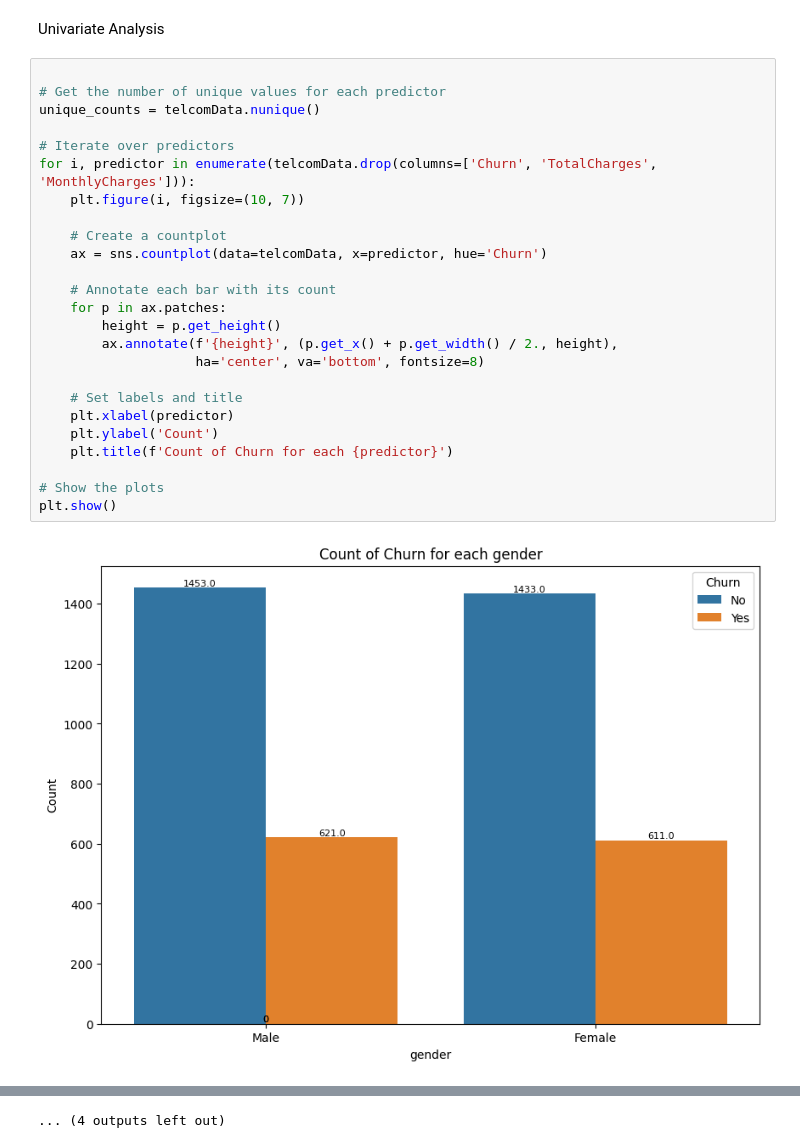
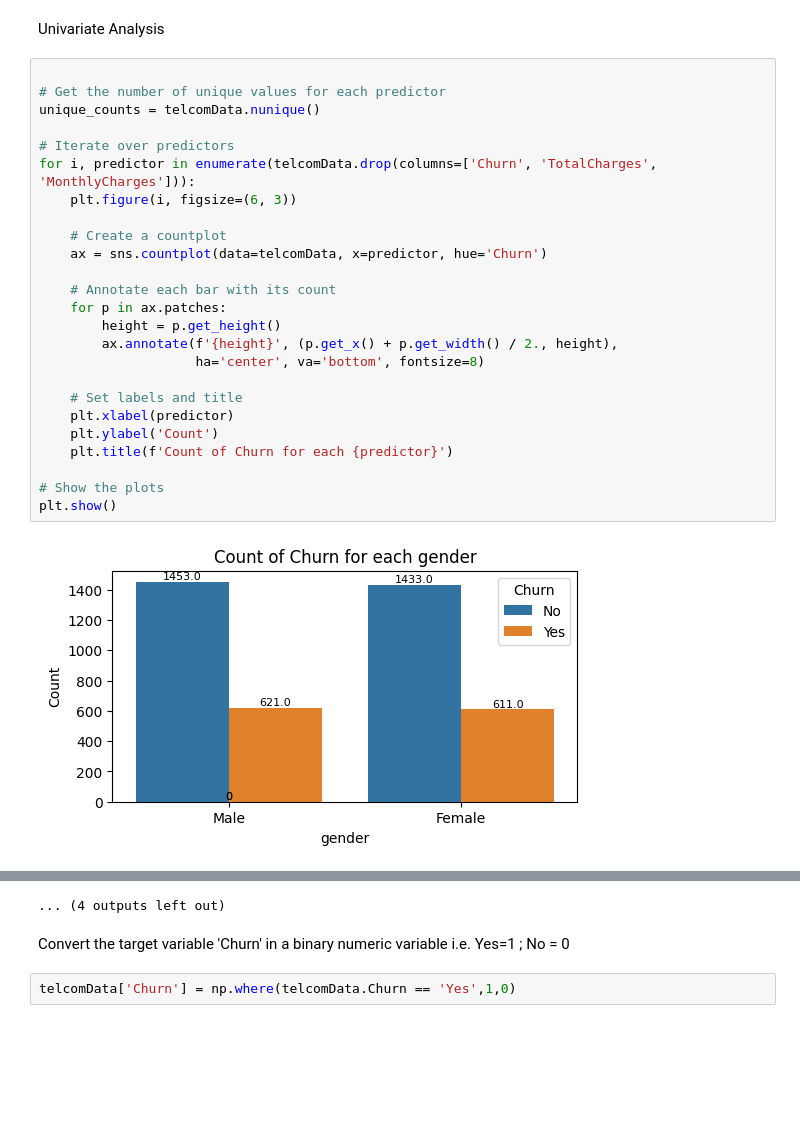
Before and after one commit to DelphinKdl/customer-churn-prediction-classification-model, a Jupyter notebook: notebook.ipynb, the cells around one changed output, grey strips where cells are left out. Drawn from its saved outputs; the diff is of its cells as text; blank space fills up the shorter version.

Commit message:
Convert the target variable 'Churn' in a binary

```diff
--- a/notebook.ipynb
+++ b/notebook.ipynb
@@ -491,27 +491,27 @@ Univariate Analysis
 # %%
 
 # Get the number of unique values for each predictor
 unique_counts = telcomData.nunique()
 
 # Iterate over predictors
 for i, predictor in enumerate(telcomData.drop(columns=['Churn', 'TotalCharges', 'MonthlyCharges'])):
-    plt.figure(i, figsize=(10, 7))
+    plt.figure(i, figsize=(6, 3))
 
     # Create a countplot
     ax = sns.countplot(data=telcomData, x=predictor, hue='Churn')
 
     # Annotate each bar with its count
     for p in ax.patches:
         height = p.get_height()
         ax.annotate(f'{height}', (p.get_x() + p.get_width() / 2., height),
                     ha='center', va='bottom', fontsize=8)
 
     # Set labels and title
     plt.xlabel(predictor)
     plt.ylabel('Count')
     plt.title(f'Count of Churn for each {predictor}')
 
 # Show the plots
 plt.show()
 # %% [output]
-[figure, old version]
+[figure, new version]
@@ -529 +529,5 @@ plt.show()
 ... (4 outputs left out)
+# %% [markdown]
+Convert the target variable 'Churn' in a binary numeric variable i.e. Yes=1 ; No = 0
+# %%
+telcomData['Churn'] = np.where(telcomData.Churn == 'Yes',1,0)
```
Also changed, not shown: parts of 1 cell of this notebook.
